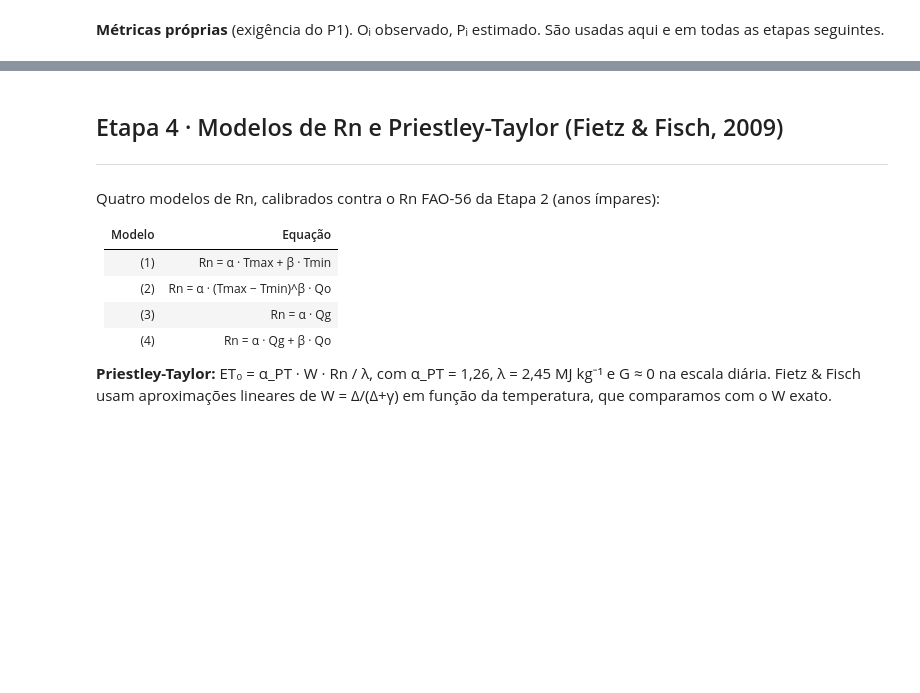
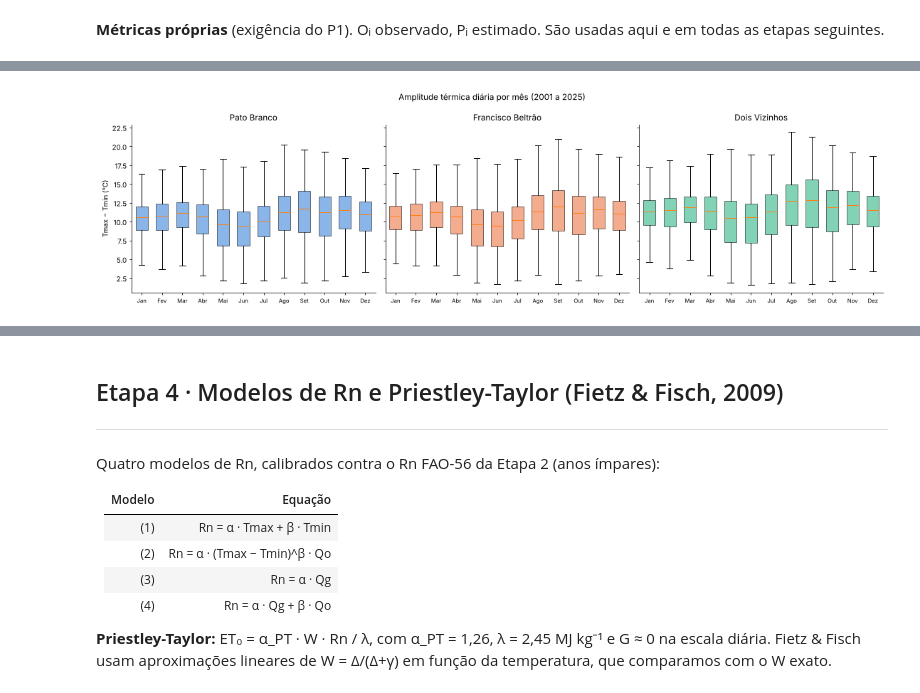
Before and after one commit to tassid/relacoes_fisicas_ambiente, a Jupyter notebook: codigos_python/projeto_01_sudoeste.ipynb, the cells around one changed output, grey strips where cells are left out. Saved outputs shown, nothing was run; the diff lists cells and outputs as text; code cells hidden in the pictures; blank space fills up the shorter version.

```diff
--- a/codigos_python/projeto_01_sudoeste.ipynb
+++ b/codigos_python/projeto_01_sudoeste.ipynb
@@ -200,7 +321,7 @@ def astronomicas(df, lat):
 
 def controle_qualidade(serie, lat):
     df = astronomicas(serie.copy(), lat)
-    falhas = {}
+    falhas = {'Dias na série': len(df), 'Dias ausentes no calendário': int(len(pd.date_range(f'{ANO_INICIO}-01-01', f'{ANO_FIM}-12-31')) - len(df))}
     for v, (lo, hi) in FAIXAS.items():
         fora = ~df[v].between(lo, hi) & df[v].notna()
         falhas[f'{v} fora da faixa'] = int(fora.sum())
@@ -221,4 +342,5 @@ for l in LOCAIS:
 
 tabela_qc = pd.DataFrame(relatorio_qc)
 tabela_qc.index.name = 'Verificação'
+tabela_qc.to_csv(os.path.join(PASTA_RESULTADOS, 'etapa1_controle_qualidade.csv'))
 tabela_qc
@@ -660,0 +778,17 @@ tabela3.round(3)
+# %%
+# Amplitude térmica mensal: base física dos modelos de Fernandes et al.
+fig, eixos = plt.subplots(1, 3, figsize=(16, 4.5), sharey=True)
+for ax, nome in zip(eixos, NOMES):
+    df = SERIES[nome]
+    dados = [(df['Tmax'] - df['Tmin'])[df.index.month == m].dropna() for m in range(1, 13)]
+    bp = ax.boxplot(dados, patch_artist=True, widths=0.6, showfliers=False)
+    for c in bp['boxes']:
+        c.set(facecolor=CORES_LOCAL[nome], alpha=0.55)
+    ax.set_xticks(range(1, 13)); ax.set_xticklabels(MESES_ABREV, fontsize=8); ax.set_title(nome)
+    ax.spines[['top', 'right']].set_visible(False)
+eixos[0].set_ylabel('Tmax − Tmin (°C)')
+fig.suptitle(f'Amplitude térmica diária por mês ({PERIODO})')
+plt.tight_layout()
+salva_fig('etapa2_boxplot_amplitude.png')
+# %% [output]
+[figure, added]
```
Also changed, not shown: parts of 114 cells of this notebook, 9 other files.
